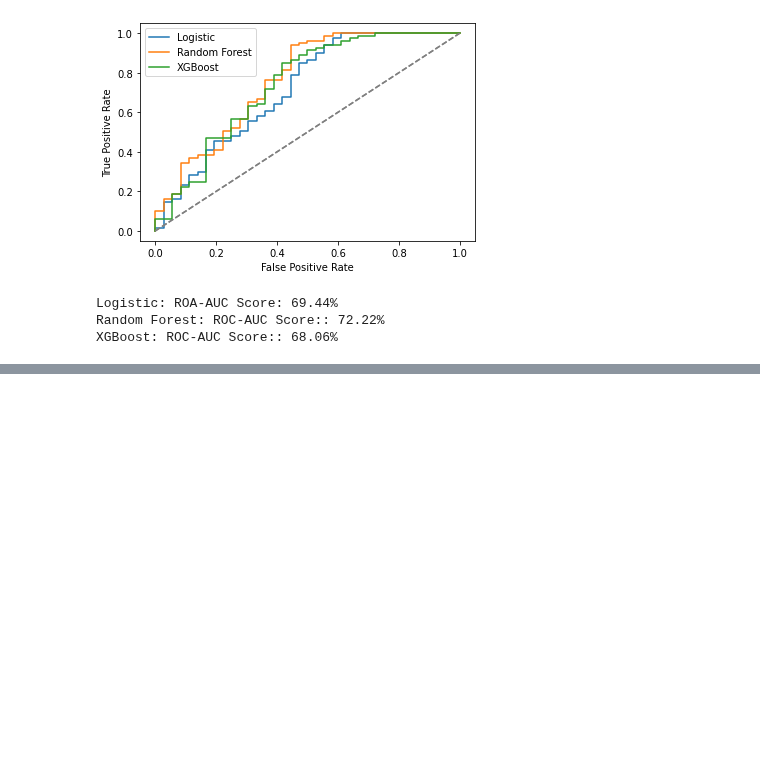
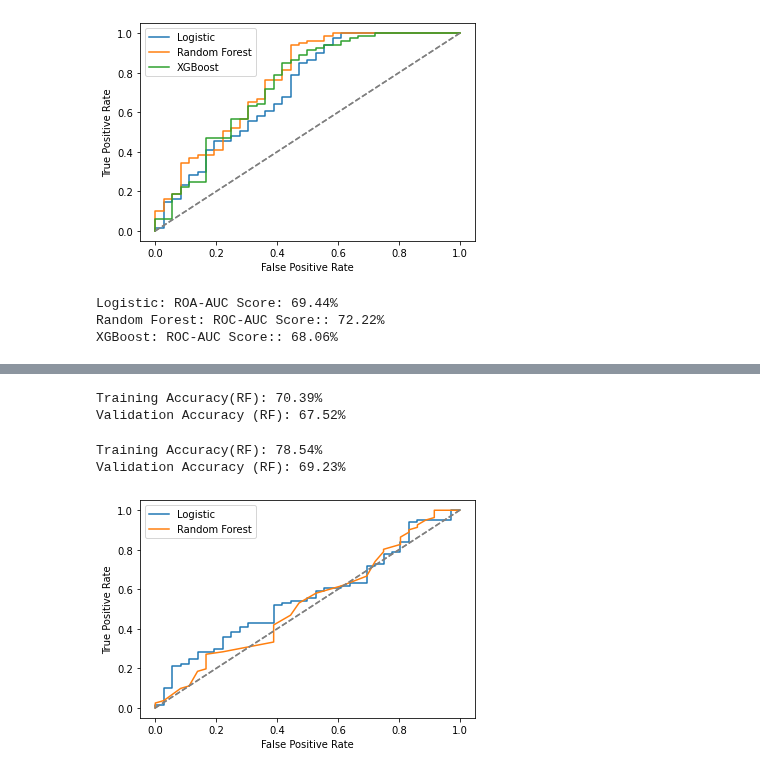
Before and after one commit to Frank-Howd/DS-Unit-2-Applied-Modeling, a Jupyter notebook: module4-model-interpretation/Loan_Approval_Pred_Unit_2_Build.ipynb, the cells around one changed output, grey strips where cells are left out. Cells and saved outputs as stored; diff of their text form; code cells hidden in the pictures; blank space fills up the shorter version.

```diff
--- a/module4-model-interpretation/Loan_Approval_Pred_Unit_2_Build.ipynb
+++ b/module4-model-interpretation/Loan_Approval_Pred_Unit_2_Build.ipynb
@@ -1108,0 +1166,12 @@ XGBoost: ROC-AUC Score:: 68.06%
+# %%
+# Create Feature Matrix and Target Array
+
+target = 'loan_status'
+
+y = train[target]
+X = train.drop(columns=target)
+# %%
+# Split the data
+# Will use a random split; there is no datetime information included in this dataset.
+
+X_train, X_val, y_train, y_val = train_test_split(X, y, test_size=0.2, random_state=42)
@@ -1108,0 +1189,41 @@ XGBoost: ROC-AUC Score:: 68.06%
+# %%
+# Model 1: Logistic Regression Model
+
+model_lr = make_pipeline(
+    OneHotEncoder(use_cat_names=True),
+    StandardScaler(),
+    LogisticRegression()
+)
+
+model_lr.fit(X_train, y_train);
+# %%
+# Model 2: Random Forest Classifier Model with best params
+
+model_rf = make_pipeline(
+    OrdinalEncoder(),
+    RandomForestClassifier(n_estimators=70, max_samples=0.2, max_depth=15,
+                           n_jobs=-1, random_state=42)
+)
+
+model_rf.fit(X_train, y_train);
+# %%
+# Training and Validation accuracy of our Logistic Regression Classifier model
+print('Training Accuracy(RF): {:.2f}%'.format(model_lr.score(X_train, y_train)*100))
+print('Validation Accuracy (RF): {:.2f}%'.format(model_lr.score(X_val, y_val)*100))
+# %% [output]
+Training Accuracy(RF): 70.39%
+Validation Accuracy (RF): 67.52%
+# %%
+# Training and Validation accuracy of our Random Forest Classifier model
+print('Training Accuracy(RF): {:.2f}%'.format(model_rf.score(X_train, y_train)*100))
+print('Validation Accuracy (RF): {:.2f}%'.format(model_rf.score(X_val, y_val)*100))
+# %% [output]
+Training Accuracy(RF): 78.54%
+Validation Accuracy (RF): 69.23%
+# %%
+lr = plot_roc_curve(model_lr, X_val, y_val, label='Logistic')
+rf = plot_roc_curve(model_rf, X_val, y_val, ax=lr.ax_, label='Random Forest')
+plt.plot([(0,0), (1,1)], color='grey', linestyle='--')
+plt.legend();
+# %% [output]
+[figure, added]
```
Also changed, not shown: parts of 3 cells of this notebook.
